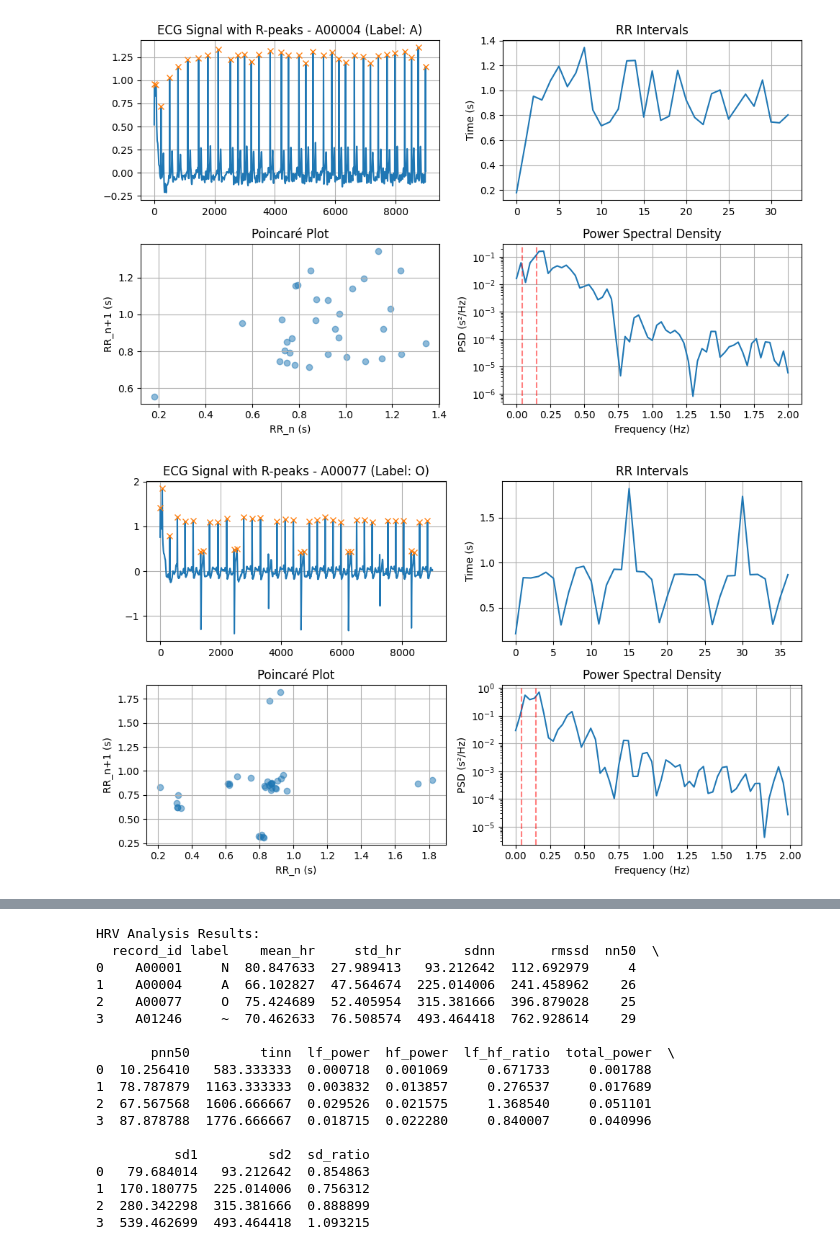
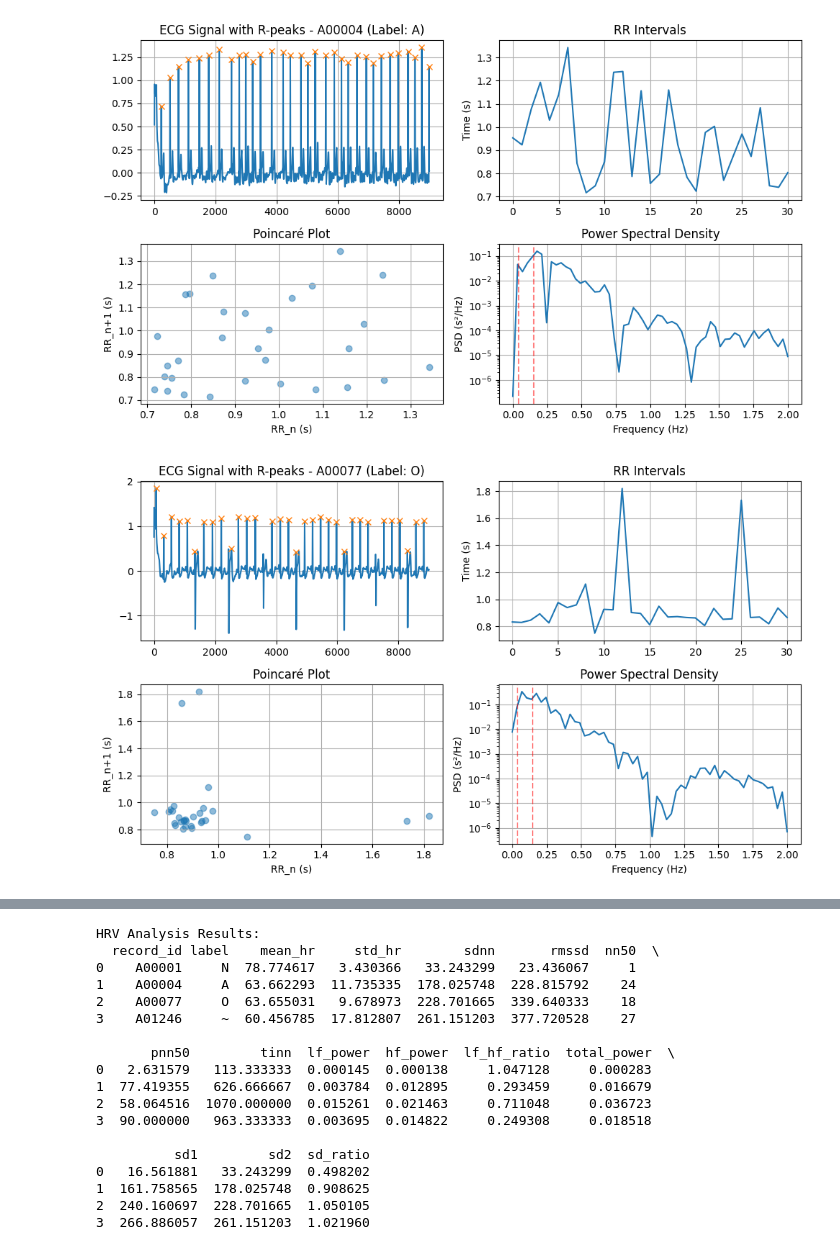
Before and after one commit to Predictive-Systems-Inc/artificially-intelligent, a Jupyter notebook: afib-predict/3_advanced_features.ipynb, the cells around one changed output, grey strips where cells are left out. Drawn from its saved outputs; the diff is of its cells as text; code cells hidden in the pictures.

Commit message:
updated codes with mit-bih data
updated codes with mit-bih data

```diff
--- a/afib-predict/3_advanced_features.ipynb
+++ b/afib-predict/3_advanced_features.ipynb
@@ -7,13 +7,21 @@ import os
 
 # Find R-peaks using a simple threshold method
 # Note: For production, you might want to use more sophisticated methods like Pan-Tompkins
-from scipy.signal import find_peaks
+from scipy.signal import find_peaks, butter, filtfilt
 
 # Set the directory where your PhysioNet data is stored
 data_path = "data/training2017"
 
 # Read the reference file (contains labels)
 labels_df = pd.read_csv(f'{data_path}/REFERENCE.csv', header=None, names=['record_name', 'label'])
+
+# Bandpass filter for preprocessing
+def bandpass_filter(data, lowcut=0.5, highcut=40.0, fs=300, order=2):
+    nyquist = 0.5 * fs
+    low = lowcut / nyquist
+    high = highcut / nyquist
+    b, a = butter(order, [low, high], btype="band")
+    return filtfilt(b, a, data)
 
 # Compute for Heart Rate Variability
 def analyze_hrv(record_name, data_path, labels_df, plot=False):
@@ -26,10 +34,11 @@ def analyze_hrv(record_name, data_path, labels_df, plot=False):
     label = labels_df[labels_df.record_name == record_name].label.values[0]
 
     # Normalize signal
-    normalized_signal = (signals - np.mean(signals)) / np.std(signals)
+    # normalized_signal = (signals - np.mean(signals)) / np.std(signals)
+    filtered_signals = bandpass_filter(signals, lowcut=0.5, highcut=40.0, fs=record.fs)
 
     # Find R-peaks
-    r_peaks, _ = find_peaks(normalized_signal, height=1.5, distance=50)  # Adjust these parameters as needed
+    r_peaks, _ = find_peaks(filtered_signals, prominence=0.6, distance=0.6*300)  # Adjust these parameters as needed
 
     # Validate that we have enough R-peaks
     if len(r_peaks) < 2:
@@ -163,2 +172,2 @@ print(hrv_results_df)
-[figure, old version]
+[figure, new version]
-[figure, old version]
+[figure, new version]
@@ -166,21 +175,21 @@ print(hrv_results_df)
 HRV Analysis Results:
   record_id label    mean_hr     std_hr        sdnn       rmssd  nn50  \
-0    A00001     N  80.847633  27.989413   93.212642  112.692979     4
-1    A00004     A  66.102827  47.564674  225.014006  241.458962    26
-2    A00077     O  75.424689  52.405954  315.381666  396.879028    25
-3    A01246     ~  70.462633  76.508574  493.464418  762.928614    29
+0    A00001     N  78.774617   3.430366   33.243299   23.436067     1
+1    A00004     A  63.662293  11.735335  178.025748  228.815792    24
+2    A00077     O  63.655031   9.678973  228.701665  339.640333    18
+3    A01246     ~  60.456785  17.812807  261.151203  377.720528    27
 
        pnn50         tinn  lf_power  hf_power  lf_hf_ratio  total_power  \
-0  10.256410   583.333333  0.000718  0.001069     0.671733     0.001788
-1  78.787879  1163.333333  0.003832  0.013857     0.276537     0.017689
-2  67.567568  1606.666667  0.029526  0.021575     1.368540     0.051101
-3  87.878788  1776.666667  0.018715  0.022280     0.840007     0.040996
+0   2.631579   113.333333  0.000145  0.000138     1.047128     0.000283
+1  77.419355   626.666667  0.003784  0.012895     0.293459     0.016679
+2  58.064516  1070.000000  0.015261  0.021463     0.711048     0.036723
+3  90.000000   963.333333  0.003695  0.014822     0.249308     0.018518
 
           sd1         sd2  sd_ratio
-0   79.684014   93.212642  0.854863
-1  170.180775  225.014006  0.756312
-2  280.342298  315.381666  0.888899
-3  539.462699  493.464418  1.093215
+0   16.561881   33.243299  0.498202
+1  161.758565  178.025748  0.908625
+2  240.160697  228.701665  1.050105
+3  266.886057  261.151203  1.021960
 # %%
 # process using R-R interval analysis the records from arima results
 # load the arima results
```
Also changed, not shown: parts of 2 cells of this notebook, 13 other files.
